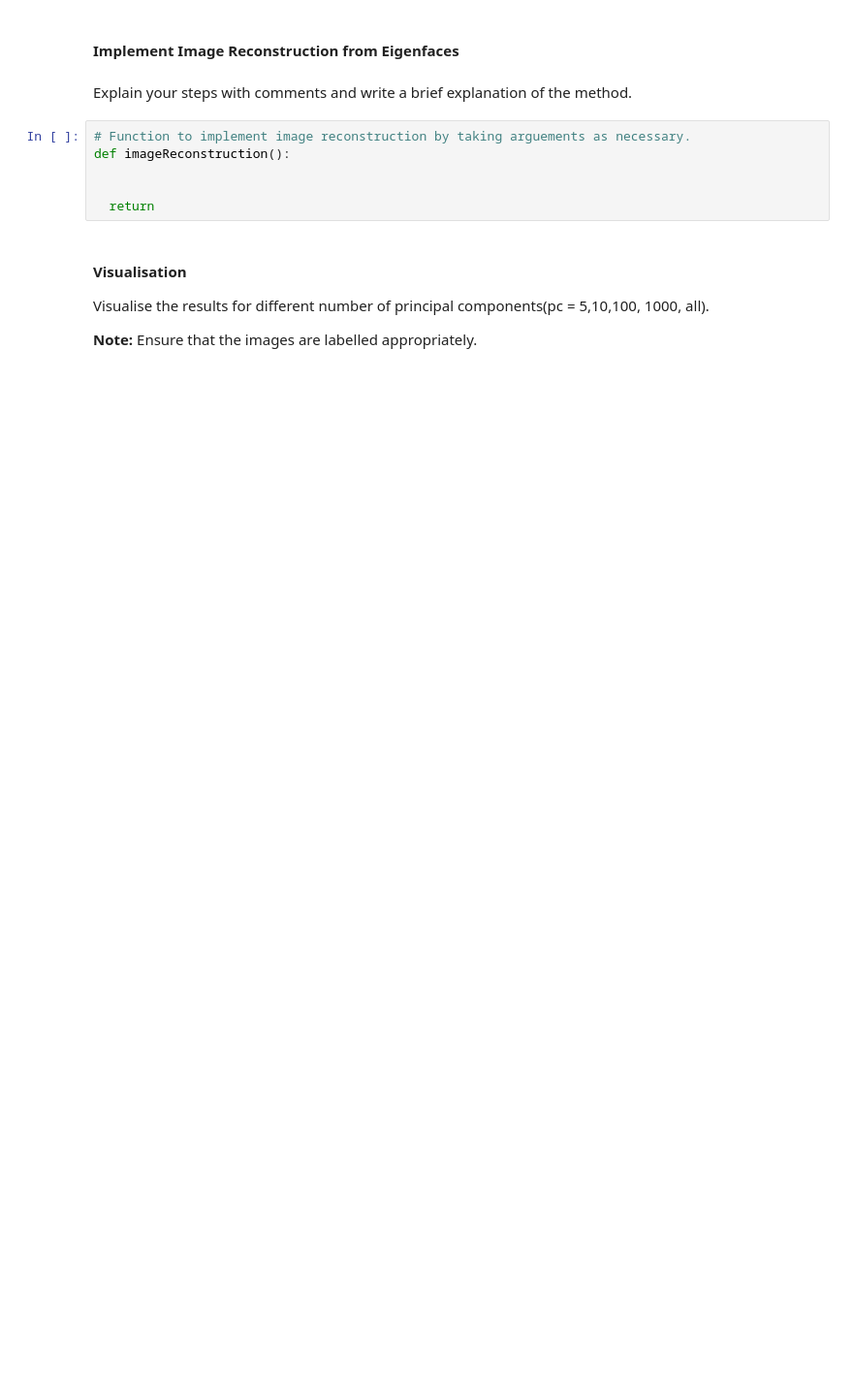
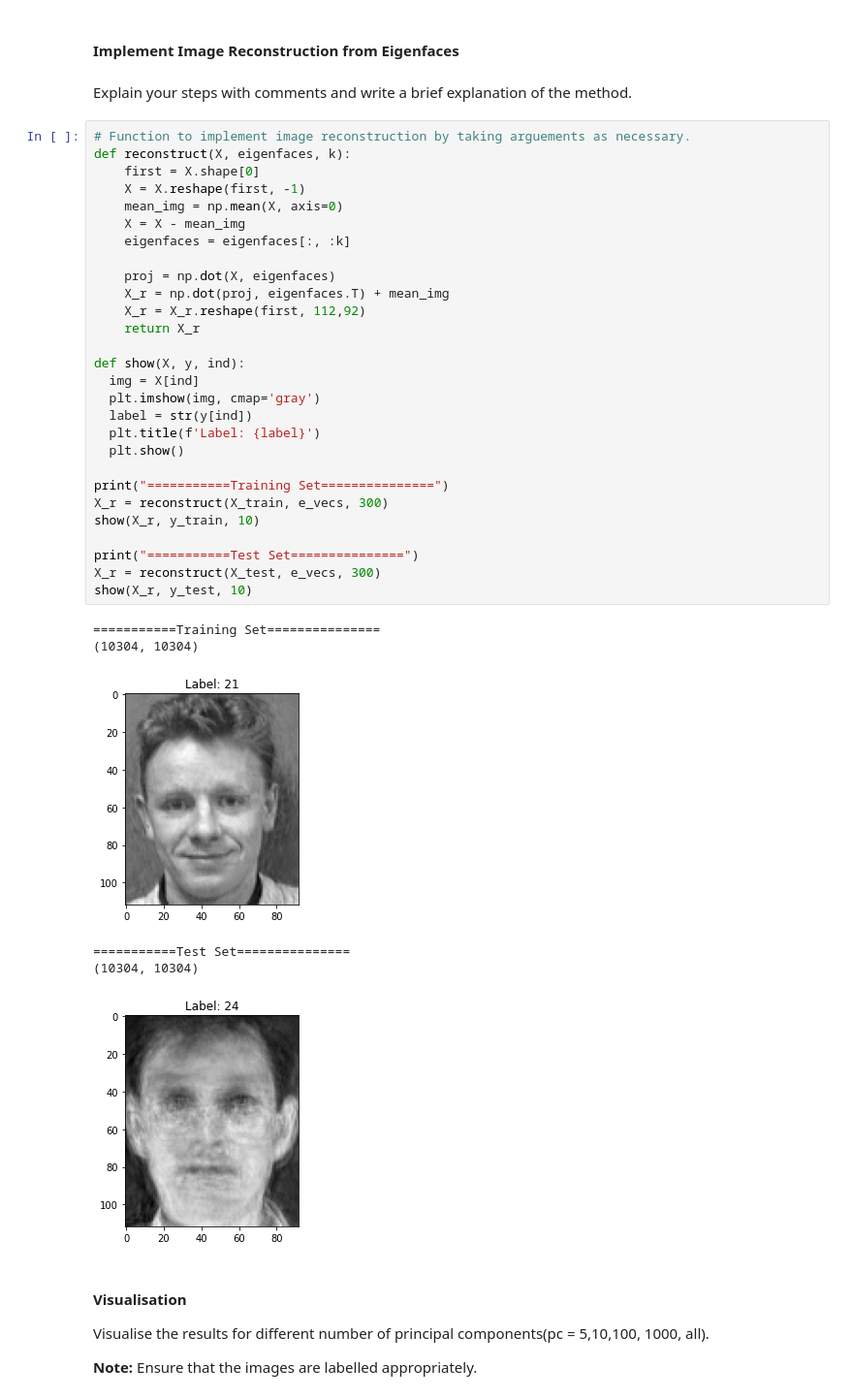
Before and after one commit to hitesh05/Statistical-Methods-in-AI, a Jupyter notebook: A2/Q2/Q2.ipynb, the cells around one changed output. Shown at 97% size. Cells and saved outputs as stored; diff of their text form; blank space fills up the shorter version.

```diff
--- a/A2/Q2/Q2.ipynb
+++ b/A2/Q2/Q2.ipynb
@@ -193,12 +258,41 @@ cov_mat2 shape = (10304, 10304)
 #### Implement Image Reconstruction from Eigenfaces
 # %% [markdown]
 Explain your steps with comments and write a brief explanation of the method.
-# %%
-# Function to implement image reconstruction by taking arguements as necessary.
-def imageReconstruction():
-
-
-  return
+# %%
+# Function to implement image reconstruction by taking arguements as necessary.
+def reconstruct(X, eigenfaces, k):
+    first = X.shape[0]
+    X = X.reshape(first, -1)
+    mean_img = np.mean(X, axis=0)
+    X = X - mean_img
+    eigenfaces = eigenfaces[:, :k]
+
+    proj = np.dot(X, eigenfaces)
+    X_r = np.dot(proj, eigenfaces.T) + mean_img
+    X_r = X_r.reshape(first, 112,92)
+    return X_r
+
+def show(X, y, ind):
+  img = X[ind]
+  plt.imshow(img, cmap='gray')
+  label = str(y[ind])
+  plt.title(f'Label: {label}')
+  plt.show()
+
+print("===========Training Set===============")
+X_r = reconstruct(X_train, e_vecs, 300)
+show(X_r, y_train, 10)
+
+print("===========Test Set===============")
+X_r = reconstruct(X_test, e_vecs, 300)
+show(X_r, y_test, 10)
+# %% [output]
+===========Training Set===============
+(10304, 10304)
+[figure, added]
+===========Test Set===============
+(10304, 10304)
+[figure, added]
 # %% [markdown]
 #### Visualisation
 Visualise the results for different number of principal components(pc = 5,10,100, 1000, all).
```
Also changed, not shown: parts of 22 cells of this notebook.
